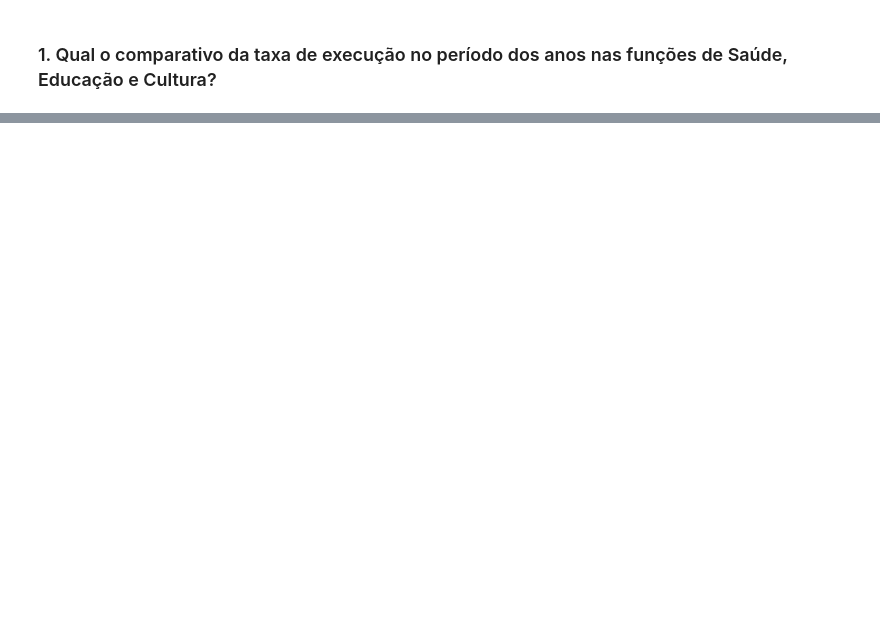
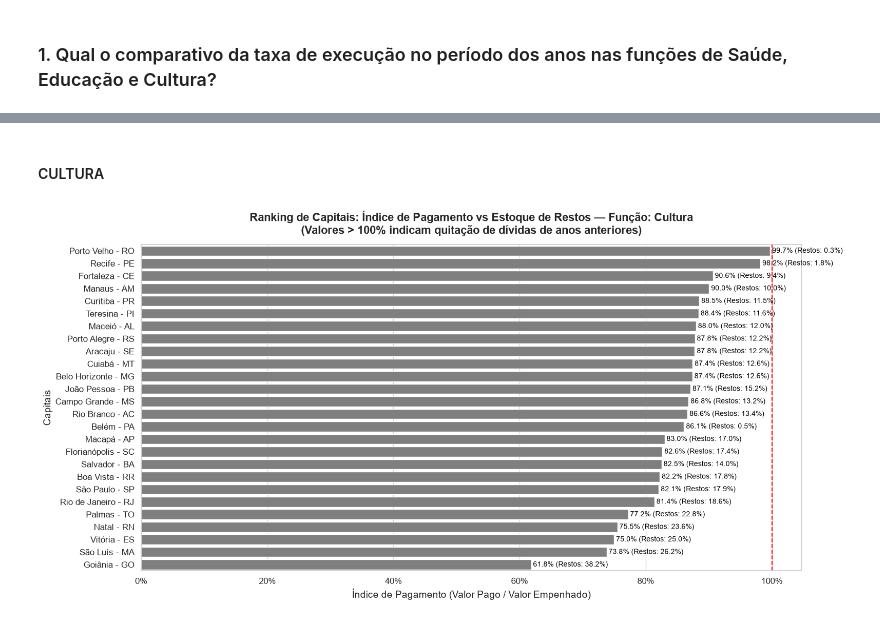
Before and after one commit to doardoE/Desafio-Analista-de-Dados-Sefaz-Macei-, a Jupyter notebook: notebooks/analise_descritiva.ipynb, the cells around one changed output, grey strips where cells are left out. Drawn from its saved outputs; the diff is of its cells as text; code cells hidden in the pictures; blank space fills up the shorter version.

```diff
--- a/notebooks/analise_descritiva.ipynb
+++ b/notebooks/analise_descritiva.ipynb
@@ -49,0 +88,9 @@ plotar_linha_taxa_execucao(df)
+# %% [markdown]
+#### CULTURA
+# %%
+from src.visualizacao.bar_ranking_pagamento_divida import plotar_ranking_pagamento_vs_divida
+
+df = obter_dados_pagamento_vs_divida(db.con).df()
+plotar_ranking_pagamento_vs_divida(df, "Cultura")
+# %% [output]
+[figure, added]
```
Also changed, not shown: parts of 12 cells of this notebook, 3 other files.
